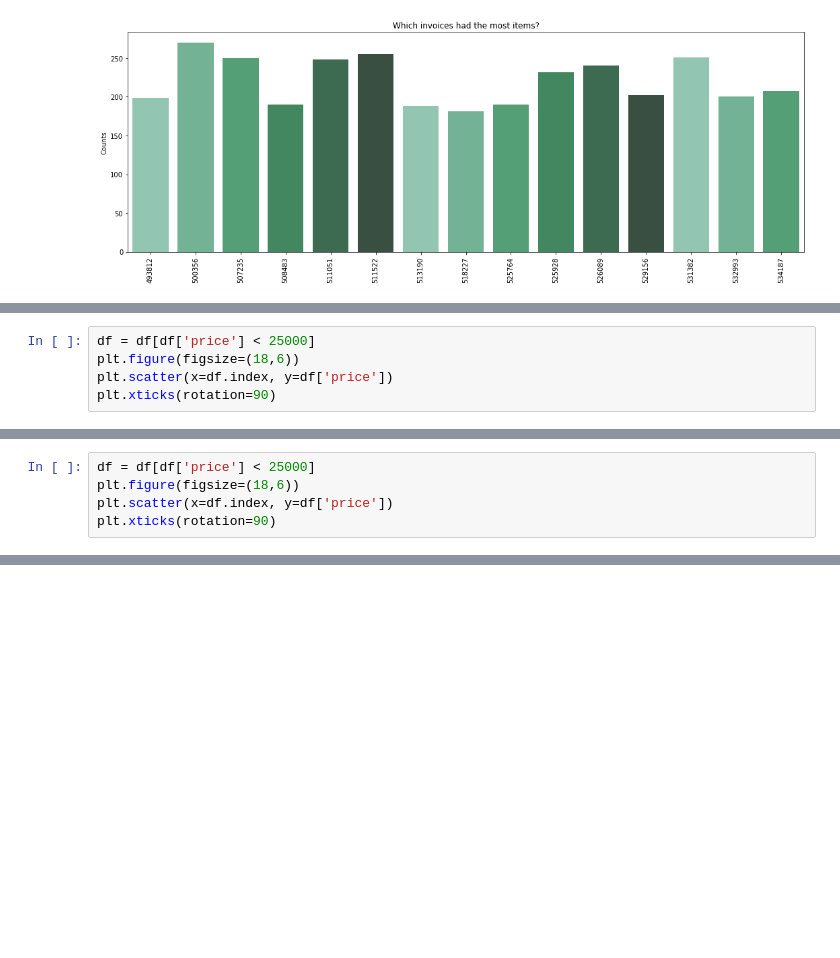
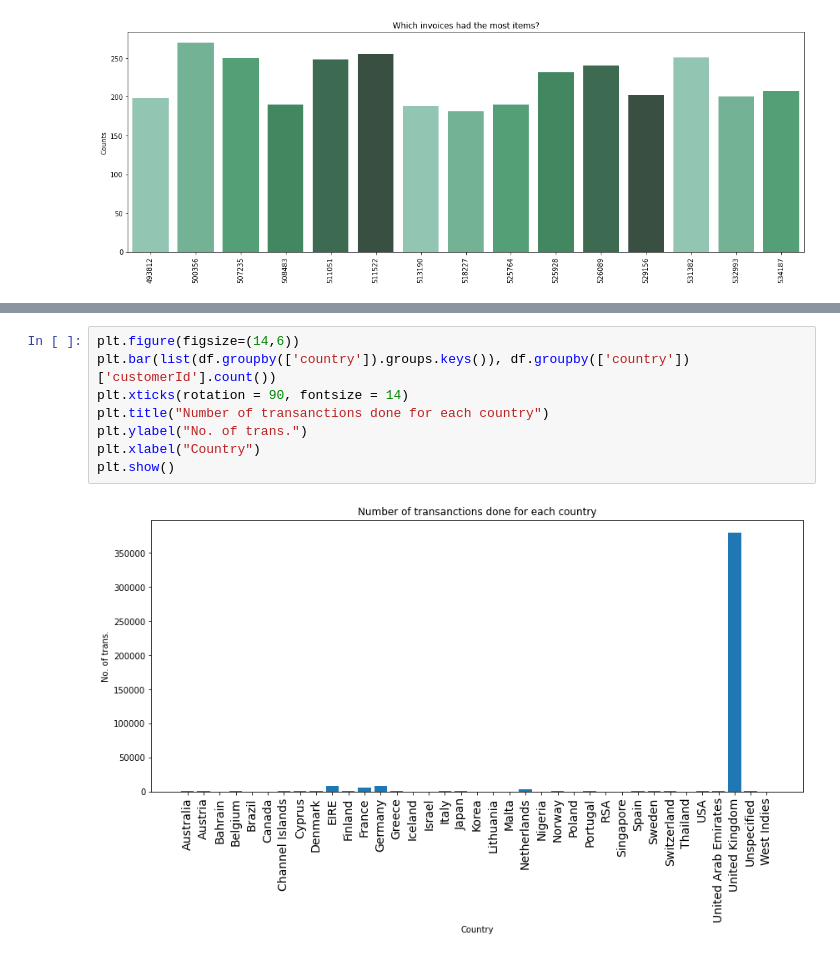
Before and after one commit to EduardoJMatosRomero/2MachLearnCA1, a Jupyter notebook: Untitled.ipynb, the cells around one changed output, grey strips where cells are left out. Cells and saved outputs as stored; diff of their text form; blank space fills up the shorter version.

```diff
--- a/Untitled.ipynb
+++ b/Untitled.ipynb
@@ -439,5 +441,0 @@ plt.scatter(x=df.index, y=df['price'])
-# %%
-df = df[df['price'] < 25000]
-plt.figure(figsize=(18,6))
-plt.scatter(x=df.index, y=df['price'])
-plt.xticks(rotation=90)
@@ -475,5 +441,0 @@ plt.scatter(x=df.index, y=df['price'])
-# %%
-df = df[df['price'] < 25000]
-plt.figure(figsize=(18,6))
-plt.scatter(x=df.index, y=df['price'])
-plt.xticks(rotation=90)
@@ -488,0 +451,10 @@ plt.xticks(rotation=90)
+# %%
+plt.figure(figsize=(14,6))
+plt.bar(list(df.groupby(['country']).groups.keys()), df.groupby(['country'])['customerId'].count())
+plt.xticks(rotation = 90, fontsize = 14)
+plt.title("Number of transanctions done for each country")
+plt.ylabel("No. of trans.")
+plt.xlabel("Country")
+plt.show()
+# %% [output]
+[figure, added]
```
Also changed, not shown: parts of 41 cells of this notebook.
